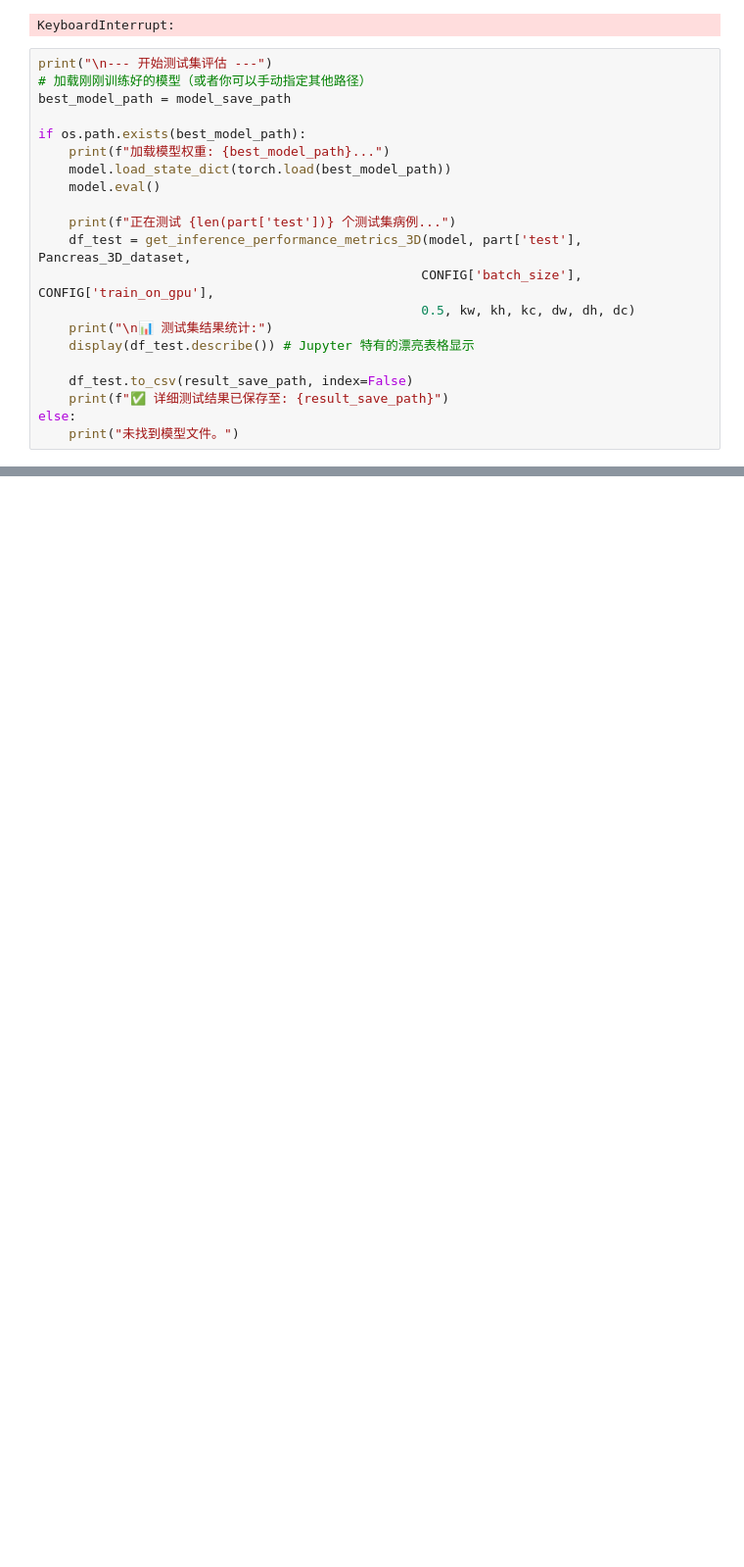
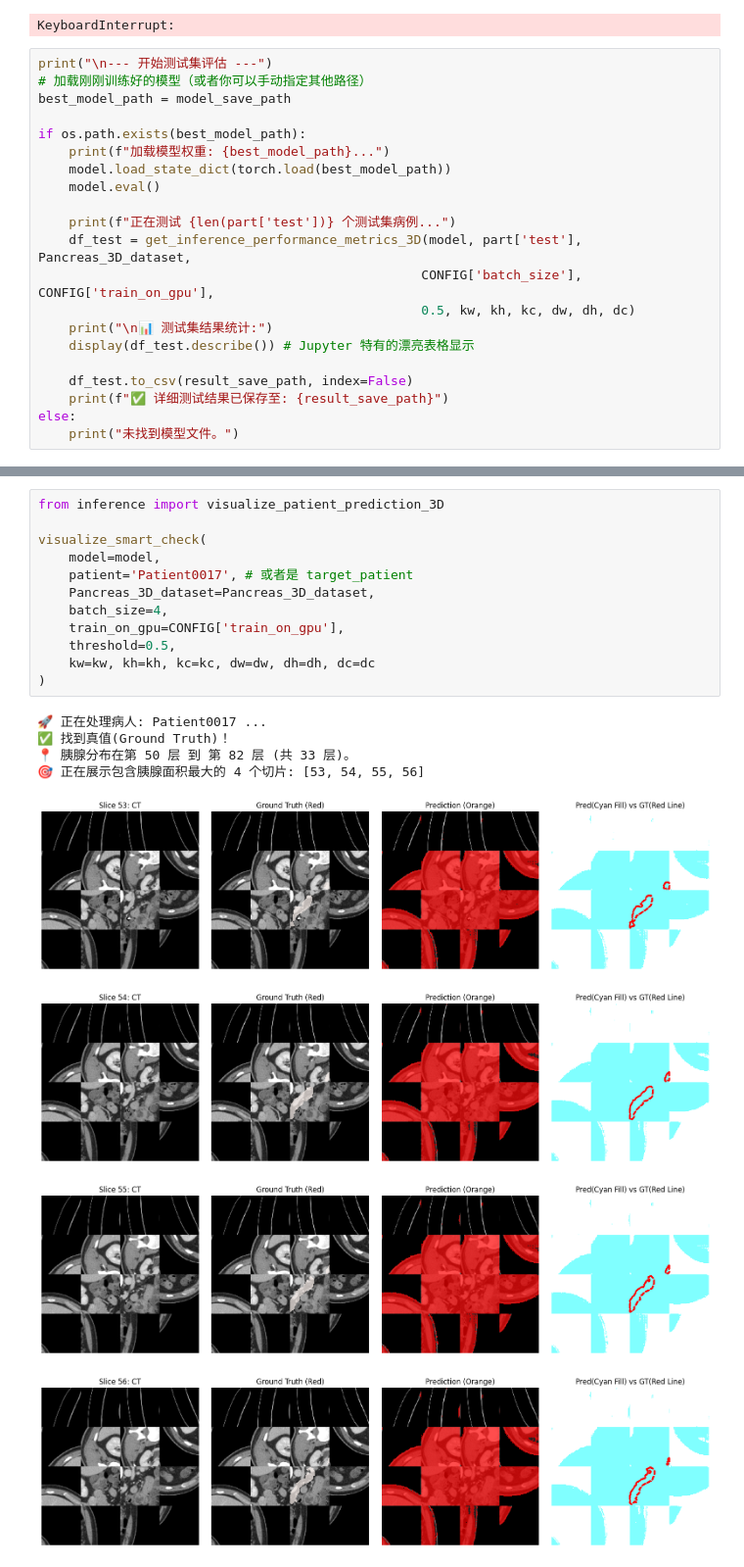
Before and after one commit to yinghuagangshi/Pancreas-CT-segmentation, a Jupyter notebook: pancreas_segmentation_robust.ipynb, the cells around one changed output, grey strips where cells are left out. Shown at 98% size. Cells and saved outputs as stored; diff of their text form; blank space fills up the shorter version.

```diff
--- a/pancreas_segmentation_robust.ipynb
+++ b/pancreas_segmentation_robust.ipynb
@@ -471,0 +431,21 @@ plt.show()
+# %%
+from inference import visualize_patient_prediction_3D
+
+visualize_smart_check(
+    model=model,
+    patient='Patient0017', # 或者是 target_patient
+    Pancreas_3D_dataset=Pancreas_3D_dataset,
+    batch_size=4,
+    train_on_gpu=CONFIG['train_on_gpu'],
+    threshold=0.5,
+    kw=kw, kh=kh, kc=kc, dw=dw, dh=dh, dc=dc
+)
+# %% [output]
+🚀 正在处理病人: Patient0017 ...
+✅ 找到真值(Ground Truth)！
+📍 胰腺分布在第 50 层 到 第 82 层 (共 33 层)。
+🎯 正在展示包含胰腺面积最大的 4 个切片: [53, 54, 55, 56]
+[figure, added]
+[figure, added]
+[figure, added]
+[figure, added]
```
Also changed, not shown: parts of 2 cells of this notebook, 2 other files.
